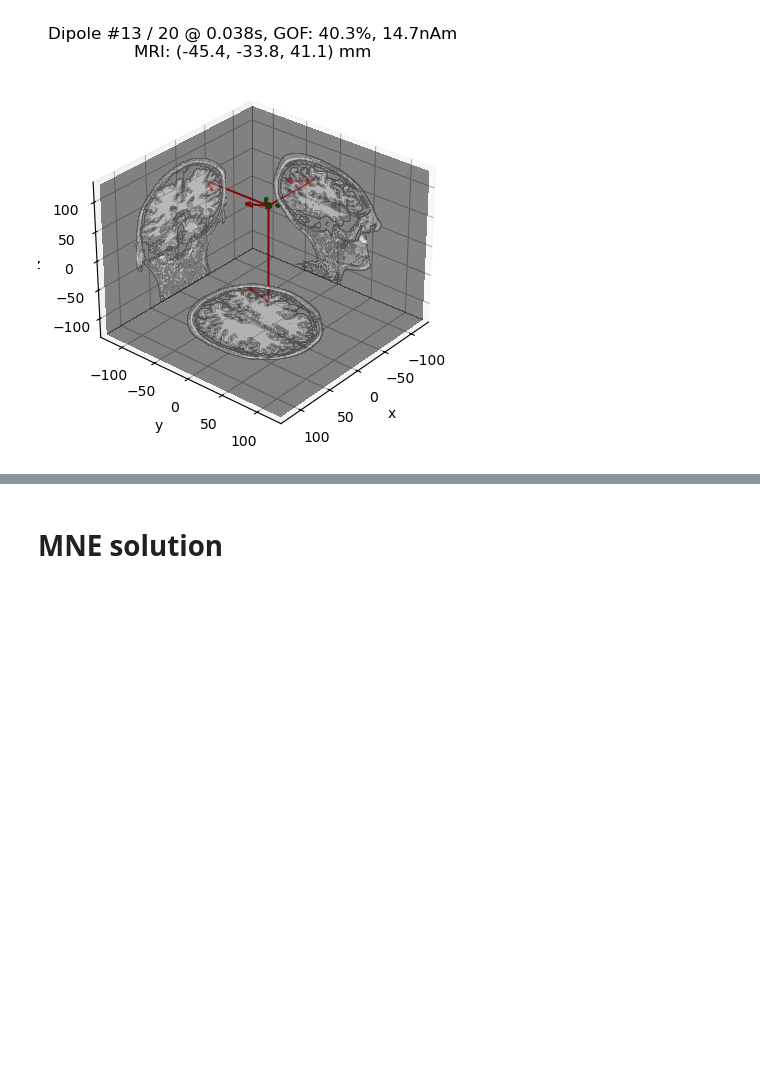
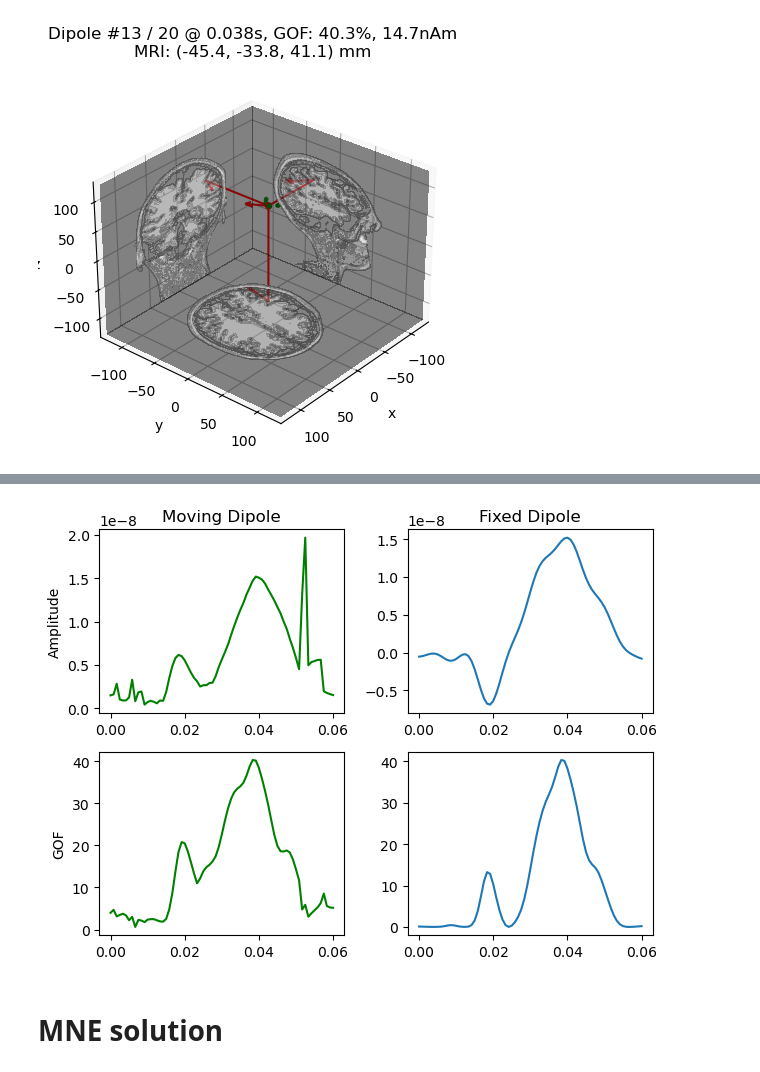
Before and after one commit to nih-megcore/NIMH_MEG_workshop, a Jupyter notebook: Day2/Lab4_SourceLocalization.ipynb, the cells around one changed output, grey strips where cells are left out. Saved outputs shown, nothing was run; the diff lists cells and outputs as text; code cells hidden in the pictures; blank space fills up the shorter version.

```diff
--- a/Day2/Lab4_SourceLocalization.ipynb
+++ b/Day2/Lab4_SourceLocalization.ipynb
@@ -272,0 +260,12 @@ plt.plot(dip[0].times, dip[0].gof)
+# %%
+#From https://mne.tools/stable/auto_tutorials/inverse/20_dipole_fit.html#sphx-glr-auto-tutorials-inverse-20-dipole-fit-py
+best_idx = np.argmax(dip[0].gof)
+best_time = dip[0].times[best_idx]
+dip_fixed = mne.fit_dipole(
+    evk_stim,
+    cov,
+    bem,
+    trans,
+    pos=dip[0].pos[best_idx],
+    ori=dip[0].ori[best_idx],
+)[0]
@@ -273,2 +294,16 @@ plt.plot(dip[0].times, dip[0].gof)
+# %%
+fig, axes = plt.subplots(2,2)
+times=dip[0].times
+axes[0,0].plot(times, dip[0].amplitude, 'g')
+axes[0,0].set_ylabel('Amplitude')
+axes[0,0].set_title('Moving Dipole')
+axes[1,0].plot(times, dip[0].gof, 'g')
+axes[1,0].set_ylabel('GOF')
+axes[0,1].plot(times, dip_fixed.data[0,:])
+axes[0,1].set_title('Fixed Dipole')
+axes[1,1].plot(times, dip_fixed.data[1,:])
+fig.tight_layout()
+# %% [output]
+[figure, added]
 # %% [markdown]
 # MNE solution
```
Also changed, not shown: parts of 20 cells of this notebook, 1 other file.
